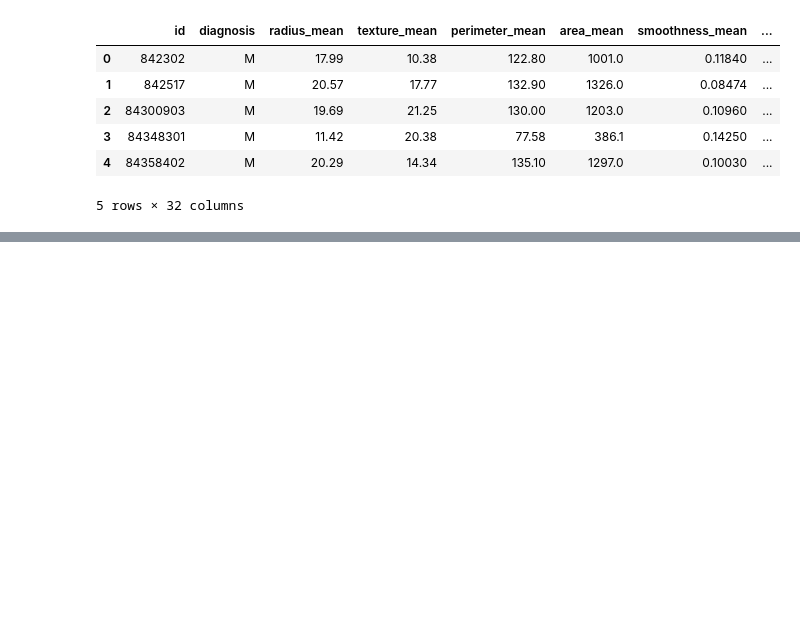
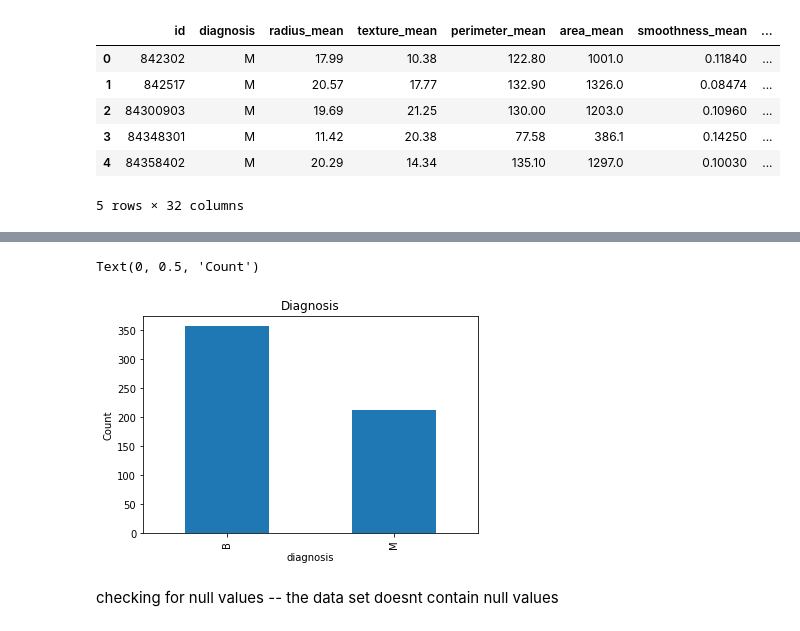
Before and after one commit to tzuying0111/wisconsin_breast_cancer_prediction, a Jupyter notebook: model/EDA.ipynb, the cells around one changed output, grey strips where cells are left out. Saved outputs shown, nothing was run; the diff lists cells and outputs as text; code cells hidden in the pictures; blank space fills up the shorter version.

```diff
--- a/model/EDA.ipynb
+++ b/model/EDA.ipynb
@@ -38,0 +68,9 @@ df.describe()
+# %%
+df.groupby('diagnosis')['id'].count().plot(kind='bar')
+plt.title('Diagnosis')
+plt.ylabel('Count')
+# %% [output]
+Text(0, 0.5, 'Count')
+[figure, added]
+# %% [markdown]
+checking for null values -- the data set doesnt contain null values
```
Also changed, not shown: parts of 20 cells of this notebook, 7 other files.
